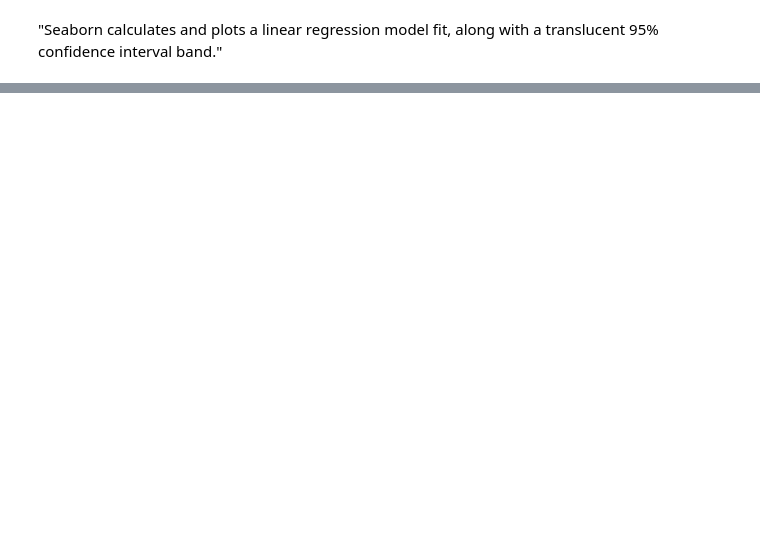
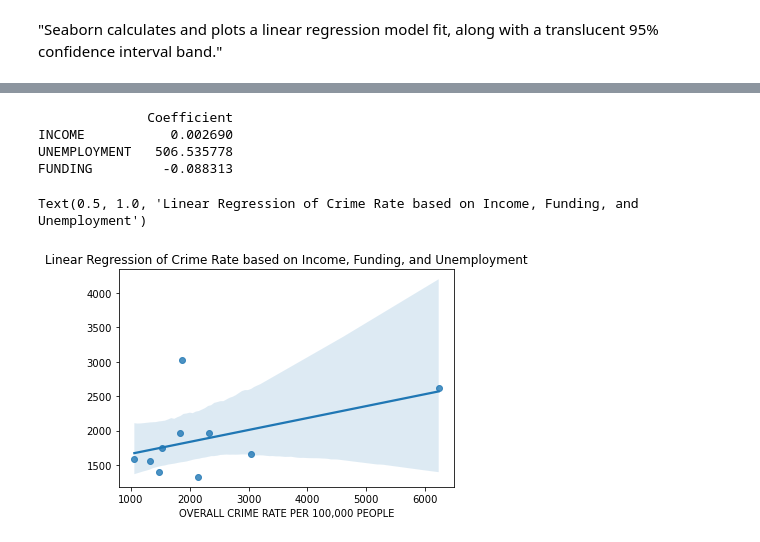
Before and after one commit to lgmueller/lgmueller.github.io, a Jupyter notebook: final-project/final-project.ipynb, the cells around one changed output, grey strips where cells are left out. Saved outputs shown, nothing was run; the diff lists cells and outputs as text; code cells hidden in the pictures; blank space fills up the shorter version.

Commit message:
2018 and 2019 models

```diff
--- a/final-project/final-project.ipynb
+++ b/final-project/final-project.ipynb
@@ -604,0 +614,36 @@ strong multicollinearity or other numerical problems.
+# %%
+# get dataframes for only 2018
+crime_19 = crime_df.loc[crime_df['YEAR'] == 2019]
+fund_19 = crime_18_19.loc[crime_18_19['YEAR'] == 2019]
+
+table_19 = pd.merge(crime_19, fund_19[['JURISDICTION','FUNDING']], on='JURISDICTION', how="left")
+
+# create variables for model
+X = table_19[['INCOME',
+              'UNEMPLOYMENT',
+              'FUNDING']]
+X = pd.get_dummies(data=X, drop_first=True)
+Y = table_19['OVERALL CRIME RATE PER 100,000 PEOPLE']
+
+# split data in to test and train data
+X_train, X_test, y_train, y_test = train_test_split(X, Y, test_size=0.4, random_state=101)
+
+# train model
+model = LinearRegression()
+model.fit(X_train,y_train)
+
+coeff_parameter = pd.DataFrame(model.coef_,X.columns,columns=['Coefficient'])
+print(coeff_parameter)
+# %% [output]
+              Coefficient
+INCOME           0.002690
+UNEMPLOYMENT   506.535778
+FUNDING         -0.088313
+# %%
+# plot model and predictions
+predictions = model.predict(X_test)
+sns.regplot(x=y_test, y=predictions)
+plt.title('Linear Regression of Crime Rate based on Income, Funding, and Unemployment for 2019')
+# %% [output]
+Text(0.5, 1.0, 'Linear Regression of Crime Rate based on Income, Funding, and Unemployment')
+[figure, added]
```
Also changed, not shown: parts of 7 cells of this notebook.
